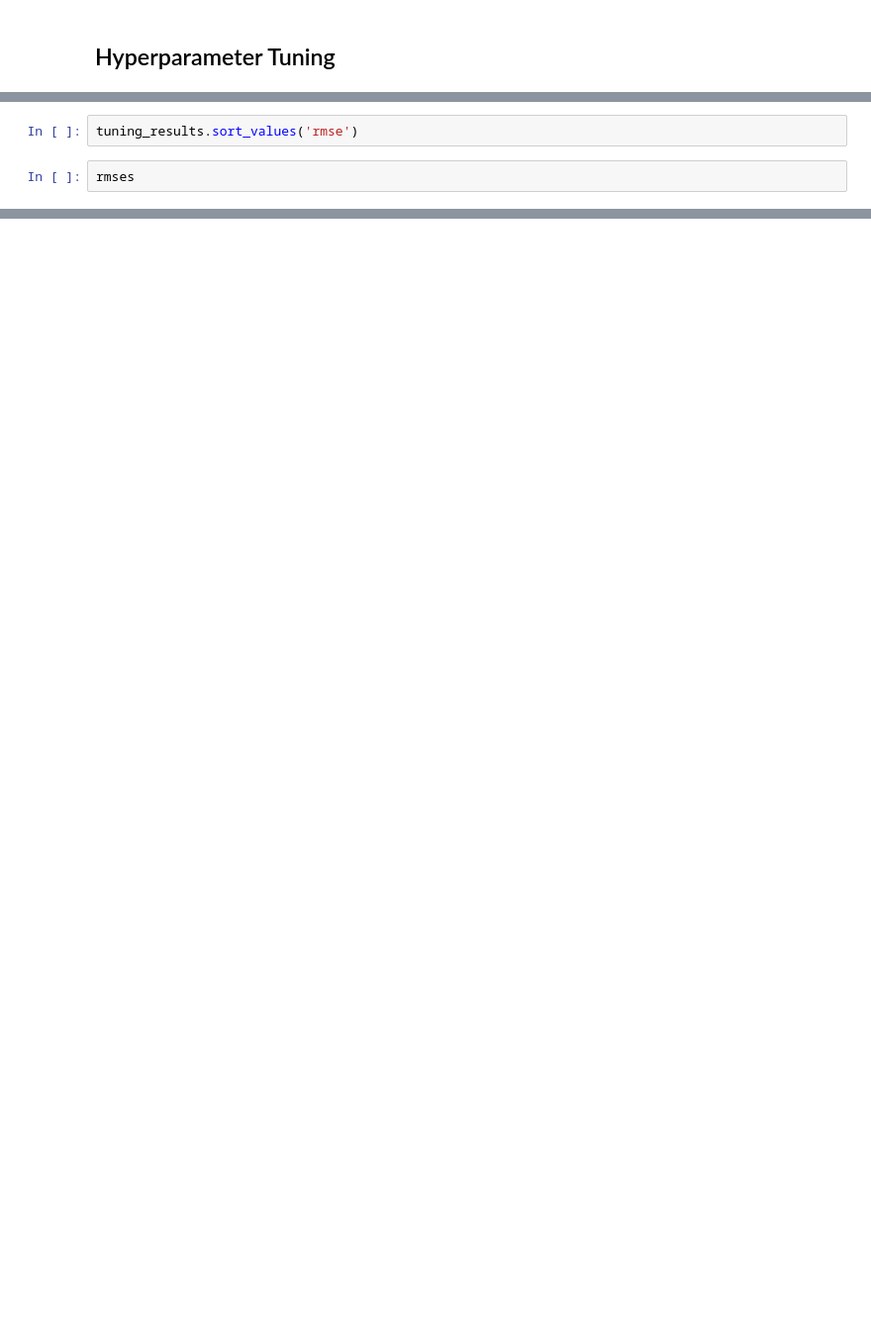
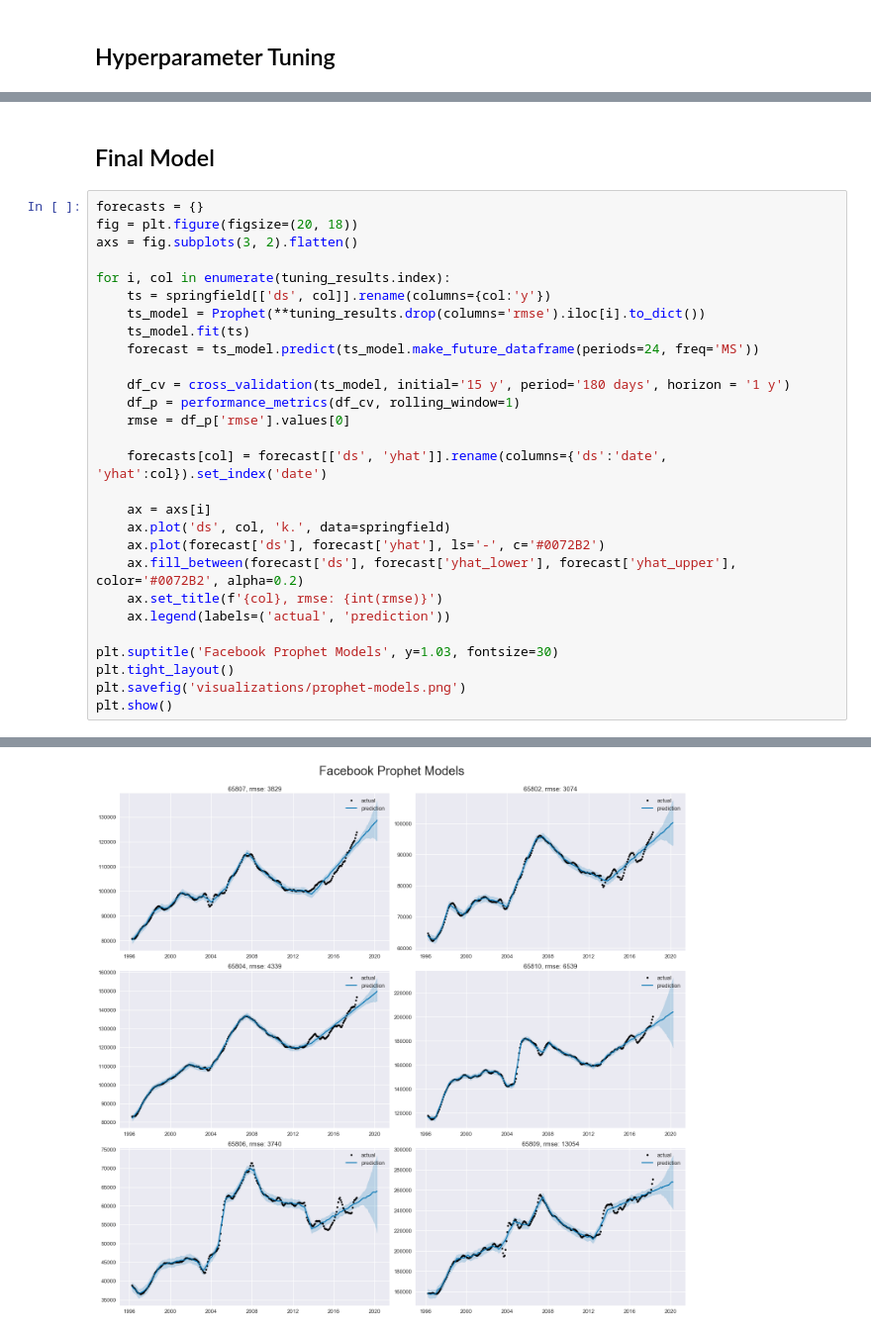
Before and after one commit to tjkim614/springfield_housing_analysis, a Jupyter notebook: 3-Facebook Prophet.ipynb, the cells around one changed output, grey strips where cells are left out. Shown at 99% size. Cells and saved outputs as stored; diff of their text form; blank space fills up the shorter version.

```diff
--- a/3-Facebook Prophet.ipynb
+++ b/3-Facebook Prophet.ipynb
@@ -118,4 +265,31 @@ tuning_results
-# %%
-tuning_results.sort_values('rmse')
-# %%
-rmses
+# %% [markdown]
+## Final Model
+# %%
+forecasts = {}
+fig = plt.figure(figsize=(20, 18))
+axs = fig.subplots(3, 2).flatten()
+
+for i, col in enumerate(tuning_results.index):
+    ts = springfield[['ds', col]].rename(columns={col:'y'})
+    ts_model = Prophet(**tuning_results.drop(columns='rmse').iloc[i].to_dict())
+    ts_model.fit(ts)
+    forecast = ts_model.predict(ts_model.make_future_dataframe(periods=24, freq='MS'))
+
+    df_cv = cross_validation(ts_model, initial='15 y', period='180 days', horizon = '1 y')
+    df_p = performance_metrics(df_cv, rolling_window=1)
+    rmse = df_p['rmse'].values[0]
+
+    forecasts[col] = forecast[['ds', 'yhat']].rename(columns={'ds':'date', 'yhat':col}).set_index('date')
+
+    ax = axs[i]
+    ax.plot('ds', col, 'k.', data=springfield)
+    ax.plot(forecast['ds'], forecast['yhat'], ls='-', c='#0072B2')
+    ax.fill_between(forecast['ds'], forecast['yhat_lower'], forecast['yhat_upper'], color='#0072B2', alpha=0.2)
+    ax.set_title(f'{col}, rmse: {int(rmse)}')
+    ax.legend(labels=('actual', 'prediction'))
+
+plt.suptitle('Facebook Prophet Models', y=1.03, fontsize=30)
+plt.tight_layout()
+plt.savefig('visualizations/prophet-models.png')
+plt.show()
+# %% [output]
@@ -121,0 +314 @@ rmses
+[figure, added]
```
Also changed, not shown: parts of 11 cells of this notebook, 4 other files.
